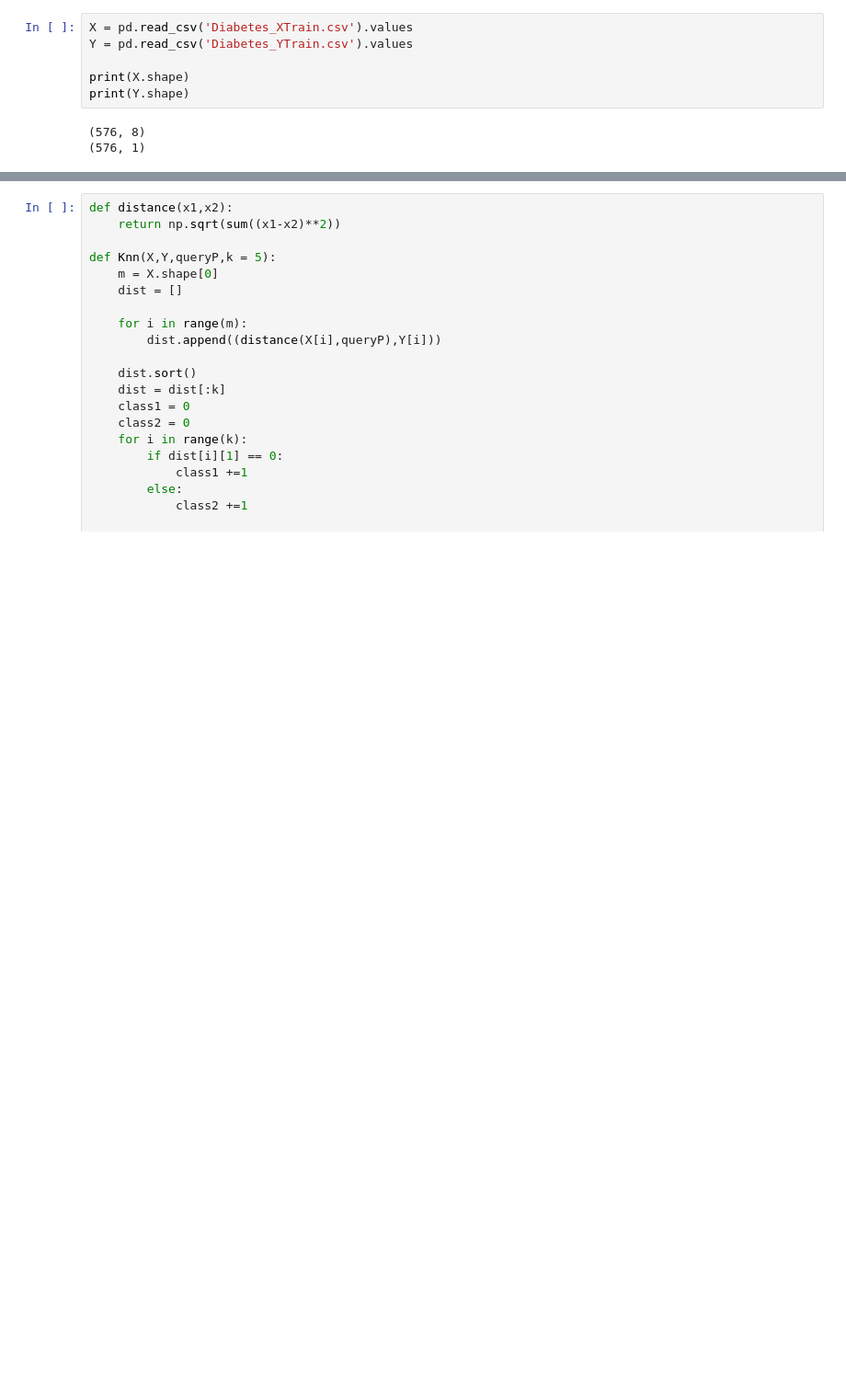
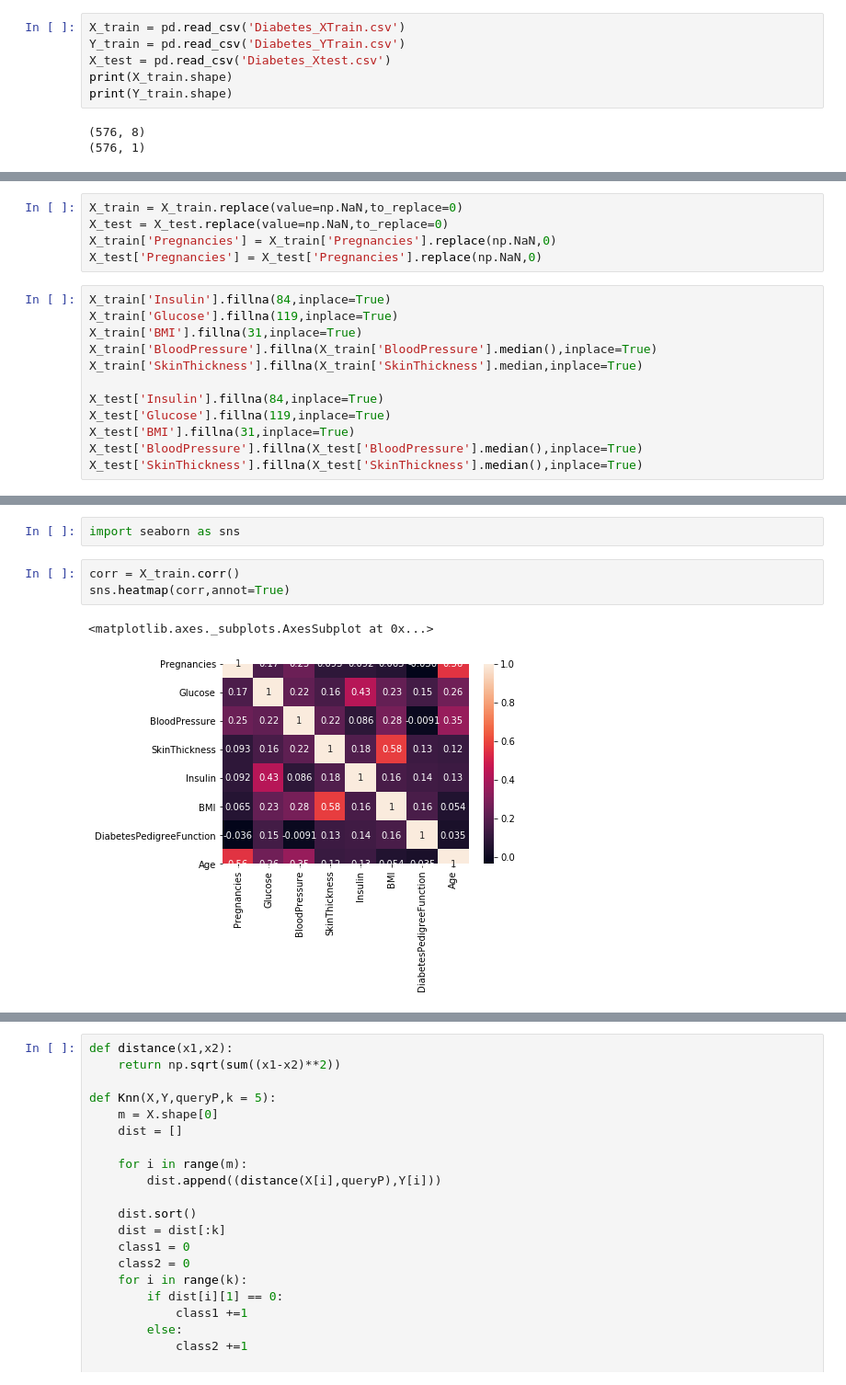
Before and after one commit to visheshaggarwal/K-Nearest-Neighbours, a Jupyter notebook: DiabetesClassification/Diabetes Classification Knn.ipynb, the cells around one changed output, grey strips where cells are left out. Shown at 92% size. Saved outputs shown, nothing was run; the diff lists cells and outputs as text; blank space fills up the shorter version.

Commit message:
Updatedgit add DiabetesClassification/Diabetes\ Classification\ Knn.ipynb

```diff
--- a/DiabetesClassification/Diabetes Classification Knn.ipynb
+++ b/DiabetesClassification/Diabetes Classification Knn.ipynb
@@ -2,11 +2,11 @@
 import numpy as np
 import pandas as pd
 # %%
-X = pd.read_csv('Diabetes_XTrain.csv').values
-Y = pd.read_csv('Diabetes_YTrain.csv').values
-
-print(X.shape)
-print(Y.shape)
+X_train = pd.read_csv('Diabetes_XTrain.csv')
+Y_train = pd.read_csv('Diabetes_YTrain.csv')
+X_test = pd.read_csv('Diabetes_Xtest.csv')
+print(X_train.shape)
+print(Y_train.shape)
 # %% [output]
 (576, 8)
 (576, 1)
@@ -17,0 +39,17 @@ print(Xt.shape)
+# %%
+X_train = X_train.replace(value=np.NaN,to_replace=0)
+X_test = X_test.replace(value=np.NaN,to_replace=0)
+X_train['Pregnancies'] = X_train['Pregnancies'].replace(np.NaN,0)
+X_test['Pregnancies'] = X_test['Pregnancies'].replace(np.NaN,0)
+# %%
+X_train['Insulin'].fillna(84,inplace=True)
+X_train['Glucose'].fillna(119,inplace=True)
+X_train['BMI'].fillna(31,inplace=True)
+X_train['BloodPressure'].fillna(X_train['BloodPressure'].median(),inplace=True)
+X_train['SkinThickness'].fillna(X_train['SkinThickness'].median,inplace=True)
+
+X_test['Insulin'].fillna(84,inplace=True)
+X_test['Glucose'].fillna(119,inplace=True)
+X_test['BMI'].fillna(31,inplace=True)
+X_test['BloodPressure'].fillna(X_test['BloodPressure'].median(),inplace=True)
+X_test['SkinThickness'].fillna(X_test['SkinThickness'].median(),inplace=True)
@@ -17,0 +76,8 @@ print(Xt.shape)
+# %%
+import seaborn as sns
+# %%
+corr = X_train.corr()
+sns.heatmap(corr,annot=True)
+# %% [output]
+<matplotlib.axes._subplots.AxesSubplot at 0x...>
+[figure, added]
```
Also changed, not shown: parts of 9 cells of this notebook.
